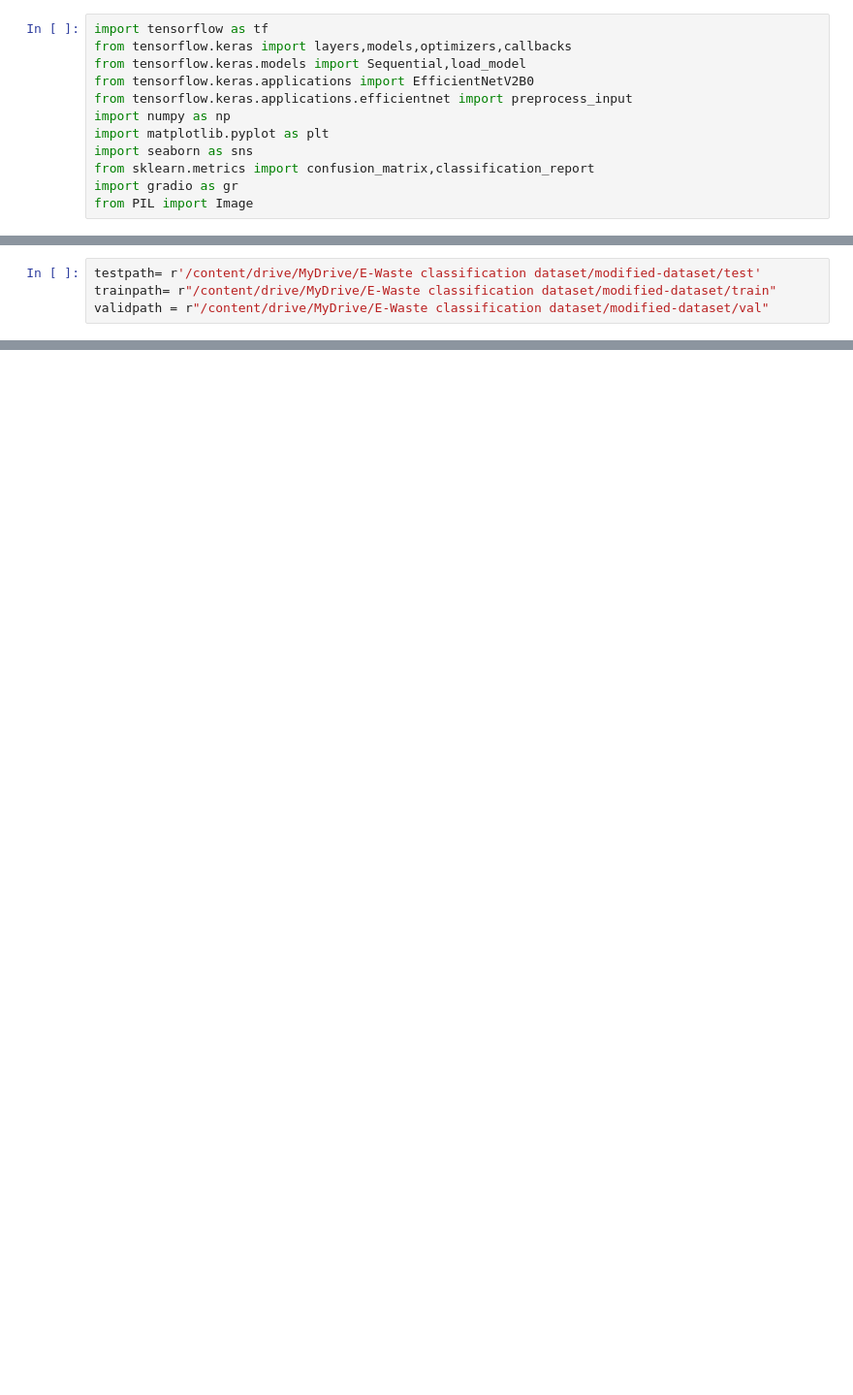
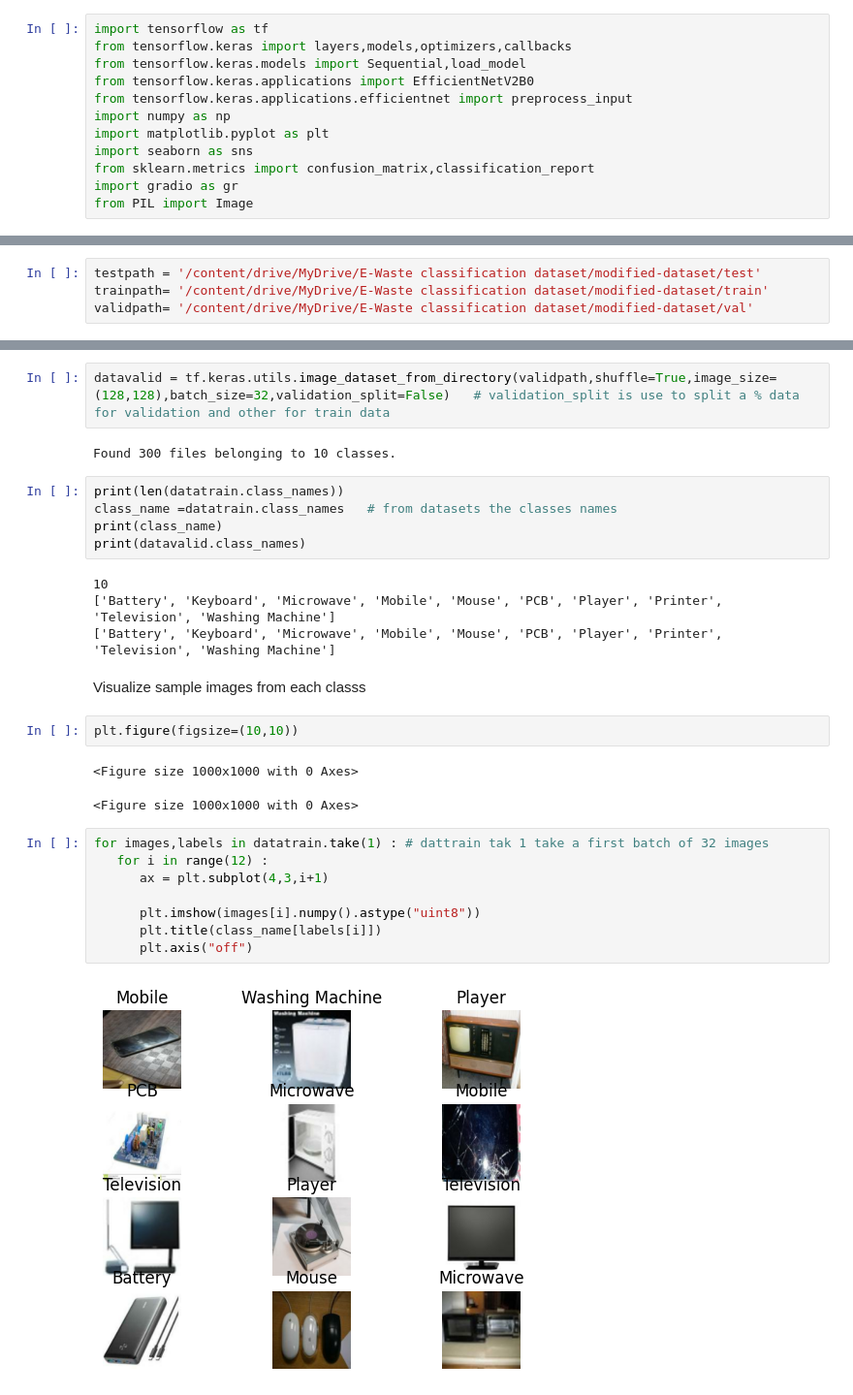
Before and after one commit to ashishkathane599/E-Waste-Generation-classification-, a Jupyter notebook: E_Waste_Generation_Classificaton.ipynb, the cells around one changed output, grey strips where cells are left out. Shown at 97% size. Cells and saved outputs as stored; diff of their text form; blank space fills up the shorter version.

```diff
--- a/E_Waste_Generation_Classificaton.ipynb
+++ b/E_Waste_Generation_Classificaton.ipynb
@@ -38,4 +22,4 @@ from PIL import Image
 # %%
-testpath= r'/content/drive/MyDrive/E-Waste classification dataset/modified-dataset/test'
-trainpath= r"/content/drive/MyDrive/E-Waste classification dataset/modified-dataset/train"
-validpath = r"/content/drive/MyDrive/E-Waste classification dataset/modified-dataset/val"
+testpath = '/content/drive/MyDrive/E-Waste classification dataset/modified-dataset/test'
+trainpath= '/content/drive/MyDrive/E-Waste classification dataset/modified-dataset/train'
+validpath= '/content/drive/MyDrive/E-Waste classification dataset/modified-dataset/val'
@@ -45,0 +38,30 @@ Found 1181 files belonging to 10 classes.
+# %%
+datavalid = tf.keras.utils.image_dataset_from_directory(validpath,shuffle=True,image_size=(128,128),batch_size=32,validation_split=False)   # validation_split is use to split a % data for validation and other for train data
+# %% [output]
+Found 300 files belonging to 10 classes.
+# %%
+print(len(datatrain.class_names))
+class_name =datatrain.class_names   # from datasets the classes names
+print(class_name)
+print(datavalid.class_names)
+# %% [output]
+10
+['Battery', 'Keyboard', 'Microwave', 'Mobile', 'Mouse', 'PCB', 'Player', 'Printer', 'Television', 'Washing Machine']
+['Battery', 'Keyboard', 'Microwave', 'Mobile', 'Mouse', 'PCB', 'Player', 'Printer', 'Television', 'Washing Machine']
+# %% [markdown]
+Visualize sample images from each classs
+# %%
+plt.figure(figsize=(10,10))
+# %% [output]
+<Figure size 1000x1000 with 0 Axes>
+<Figure size 1000x1000 with 0 Axes>
+# %%
+for images,labels in datatrain.take(1) : # dattrain tak 1 take a first batch of 32 images
+   for i in range(12) :
+      ax = plt.subplot(4,3,i+1)
+
+      plt.imshow(images[i].numpy().astype("uint8"))
+      plt.title(class_name[labels[i]])
+      plt.axis("off")
+# %% [output]
+[figure, added]
```
Also changed, not shown: parts of 33 cells of this notebook.
